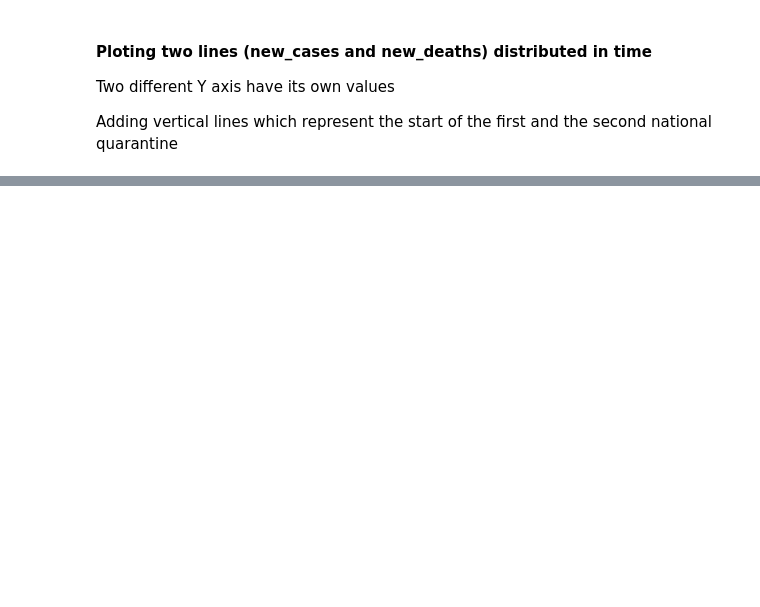
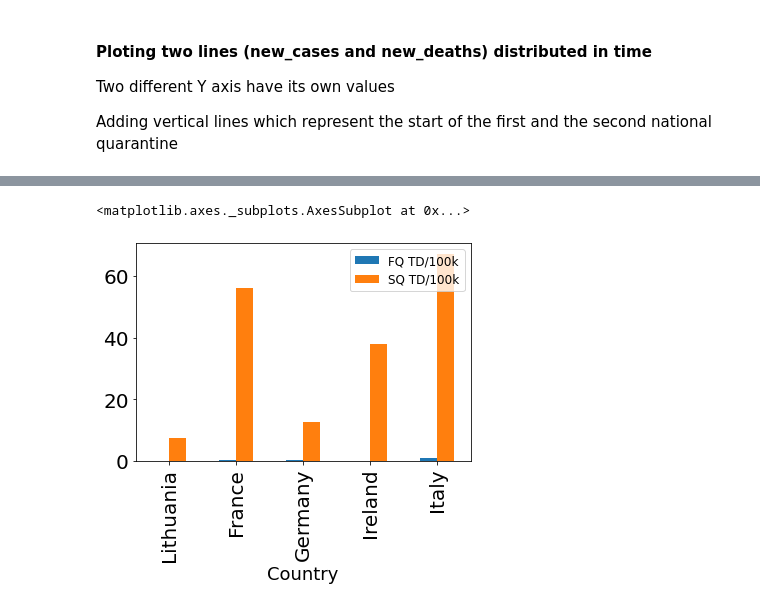
Before and after one commit to ovidijusku/portfolio, a Jupyter notebook: COVID Lithuania/Project COVID.ipynb, the cells around one changed output, grey strips where cells are left out. Drawn from its saved outputs; the diff is of its cells as text; code cells hidden in the pictures; blank space fills up the shorter version.

```diff
--- a/COVID Lithuania/Project COVID.ipynb
+++ b/COVID Lithuania/Project COVID.ipynb
@@ -132,0 +220,5 @@ plt.show()
+# %%
+lockdown_relevant[["FQ TD/100k","SQ TD/100k"]].plot(kind= "bar")
+# %% [output]
+<matplotlib.axes._subplots.AxesSubplot at 0x...>
+[figure, added]
```
Also changed, not shown: parts of 17 cells of this notebook.
